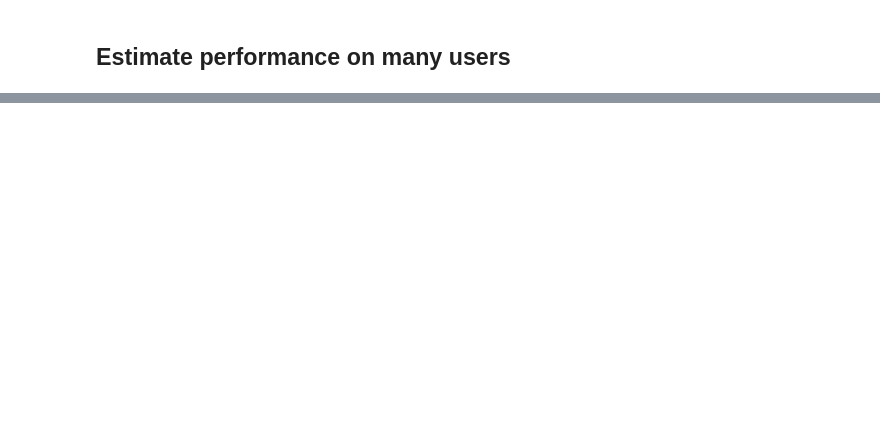
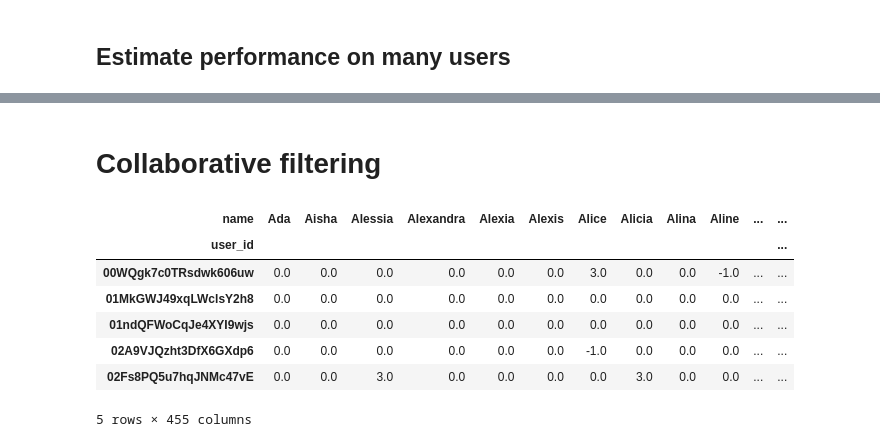
Before and after one commit to rockestate/bootcamp2017, a Jupyter notebook: notebooks/recommandation-engine.ipynb, the cells around one changed output, grey strips where cells are left out. Saved outputs shown, nothing was run; the diff lists cells and outputs as text; code cells hidden in the pictures; blank space fills up the shorter version.

Commit message:
Collaborative filtering example

```diff
--- a/notebooks/recommandation-engine.ipynb
+++ b/notebooks/recommandation-engine.ipynb
@@ -364,0 +366,14 @@ correctness.mean()
+# %% [markdown]
+# Collaborative filtering
+# %%
+ratings = df.pivot(index = 'user_id', columns='name', values='feedback').fillna(0)
+ratings.head()
+# %% [output]
+| name | Ada | Aisha | Alessia | Alexandra | Alexia | Alexis | Alice | Alicia | Alina | Aline | ... | ... |
+| user_id |  |  |  |  |  |  |  |  |  |  |  | ... |
+| 00WQgk7c0TRsdwk606uw | 0.0 | 0.0 | 0.0 | 0.0 | 0.0 | 0.0 | 3.0 | 0.0 | 0.0 | -1.0 | ... | ... |
+| 01MkGWJ49xqLWclsY2h8 | 0.0 | 0.0 | 0.0 | 0.0 | 0.0 | 0.0 | 0.0 | 0.0 | 0.0 | 0.0 | ... | ... |
+| 01ndQFWoCqJe4XYI9wjs | 0.0 | 0.0 | 0.0 | 0.0 | 0.0 | 0.0 | 0.0 | 0.0 | 0.0 | 0.0 | ... | ... |
+| 02A9VJQzht3DfX6GXdp6 | 0.0 | 0.0 | 0.0 | 0.0 | 0.0 | 0.0 | -1.0 | 0.0 | 0.0 | 0.0 | ... | ... |
+| 02Fs8PQ5u7hqJNMc47vE | 0.0 | 0.0 | 3.0 | 0.0 | 0.0 | 0.0 | 0.0 | 3.0 | 0.0 | 0.0 | ... | ... |
+5 rows × 455 columns
```
Also changed, not shown: parts of 16 cells of this notebook, 1 other file.
